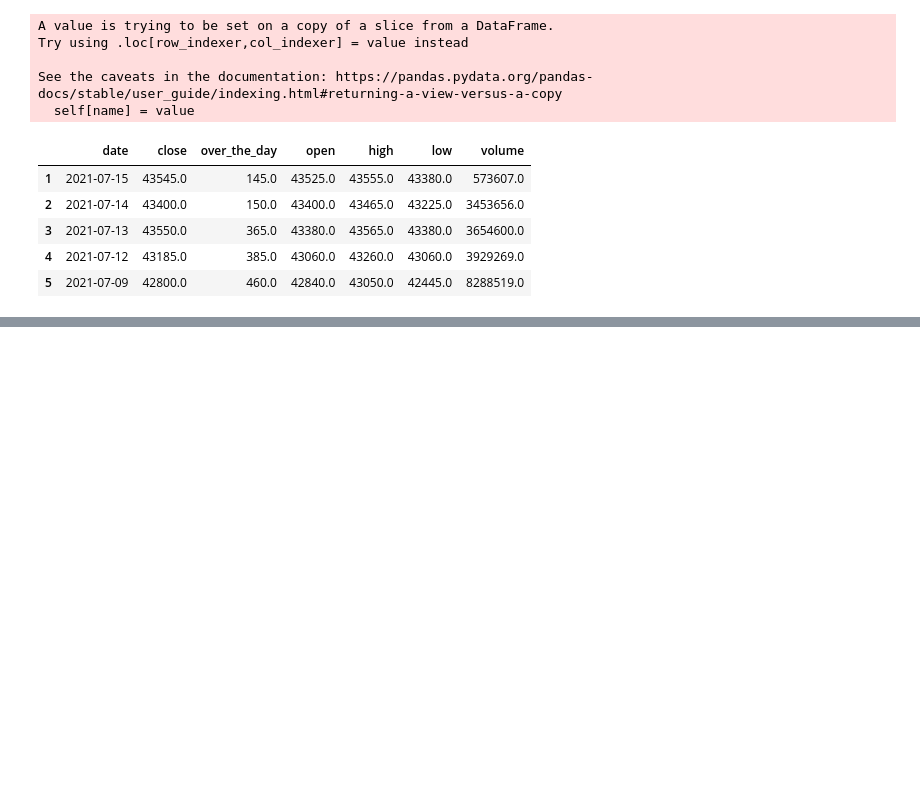
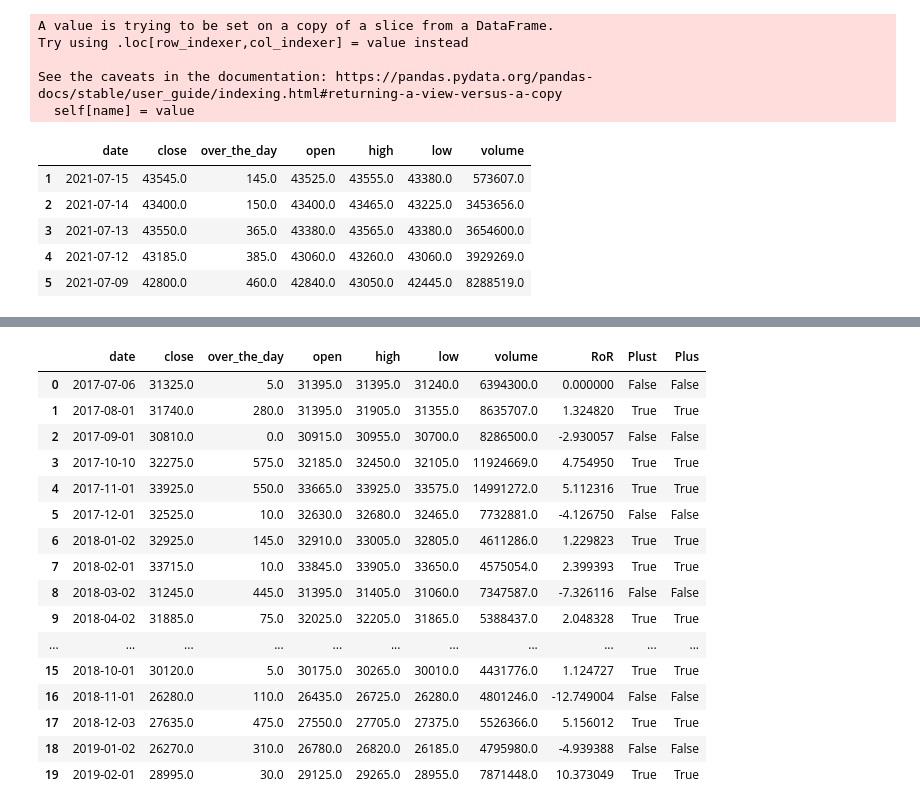
Before and after one commit to HoYoungChun/financial_data_analysis, a Jupyter notebook: 변동성_타게팅.ipynb, the cells around one changed output, grey strips where cells are left out. Saved outputs shown, nothing was run; the diff lists cells and outputs as text; code cells hidden in the pictures; blank space fills up the shorter version.

```diff
--- a/변동성_타게팅.ipynb
+++ b/변동성_타게팅.ipynb
@@ -59,0 +86,4 @@ See the caveats in the documentation: https://pandas.pydata.org/pandas-docs/stab
+# %%
+# list comprehension
+kodex_monthly.index = [x for x in range(len(kodex_monthly))]
+kodex_monthly
@@ -59,0 +104,12 @@ See the caveats in the documentation: https://pandas.pydata.org/pandas-docs/stab
+# %%
+ror_list=[]
+for i in range(len(kodex_monthly)):
+    try:
+        ror = kodex_monthly.close.diff().iloc[i] / kodex_monthly.close.iloc[i-1] * 100
+    except:
+        ror = 0
+    ror_list.append(ror)
+# %%
+kodex_monthly['RoR'] = ror_list
+kodex_monthly = kodex_monthly.fillna(0)
+kodex_monthly.head()
@@ -59,0 +123,3 @@ See the caveats in the documentation: https://pandas.pydata.org/pandas-docs/stab
+# %%
+kodex_monthly['Plus'] = kodex_monthly.RoR > 0
+kodex_monthly.head()
@@ -59,0 +133,21 @@ See the caveats in the documentation: https://pandas.pydata.org/pandas-docs/stab
+# %%
+kodex_monthly.Plus.rolling(window=12).sum()
+kodex_monthly.head(20)
+# %% [output]
+|  | date | close | over_the_day | open | high | low | volume | RoR | Plust | Plus |
+| 0 | 2017-07-06 | 31325.0 | 5.0 | 31395.0 | 31395.0 | 31240.0 | 6394300.0 | 0.000000 | False | False |
+| 1 | 2017-08-01 | 31740.0 | 280.0 | 31395.0 | 31905.0 | 31355.0 | 8635707.0 | 1.324820 | True | True |
+| 2 | 2017-09-01 | 30810.0 | 0.0 | 30915.0 | 30955.0 | 30700.0 | 8286500.0 | -2.930057 | False | False |
+| 3 | 2017-10-10 | 32275.0 | 575.0 | 32185.0 | 32450.0 | 32105.0 | 11924669.0 | 4.754950 | True | True |
+| 4 | 2017-11-01 | 33925.0 | 550.0 | 33665.0 | 33925.0 | 33575.0 | 14991272.0 | 5.112316 | True | True |
+| 5 | 2017-12-01 | 32525.0 | 10.0 | 32630.0 | 32680.0 | 32465.0 | 7732881.0 | -4.126750 | False | False |
+| 6 | 2018-01-02 | 32925.0 | 145.0 | 32910.0 | 33005.0 | 32805.0 | 4611286.0 | 1.229823 | True | True |
+| 7 | 2018-02-01 | 33715.0 | 10.0 | 33845.0 | 33905.0 | 33650.0 | 4575054.0 | 2.399393 | True | True |
+| 8 | 2018-03-02 | 31245.0 | 445.0 | 31395.0 | 31405.0 | 31060.0 | 7347587.0 | -7.326116 | False | False |
+| 9 | 2018-04-02 | 31885.0 | 75.0 | 32025.0 | 32205.0 | 31865.0 | 5388437.0 | 2.048328 | True | True |
+| ... | ... | ... | ... | ... | ... | ... | ... | ... | ... | ... |
+| 15 | 2018-10-01 | 30120.0 | 5.0 | 30175.0 | 30265.0 | 30010.0 | 4431776.0 | 1.124727 | True | True |
+| 16 | 2018-11-01 | 26280.0 | 110.0 | 26435.0 | 26725.0 | 26280.0 | 4801246.0 | -12.749004 | False | False |
+| 17 | 2018-12-03 | 27635.0 | 475.0 | 27550.0 | 27705.0 | 27375.0 | 5526366.0 | 5.156012 | True | True |
+| 18 | 2019-01-02 | 26270.0 | 310.0 | 26780.0 | 26820.0 | 26185.0 | 4795980.0 | -4.939388 | False | False |
+| 19 | 2019-02-01 | 28995.0 | 30.0 | 29125.0 | 29265.0 | 28955.0 | 7871448.0 | 10.373049 | True | True |
```
Also changed, not shown: parts of 8 cells of this notebook.
